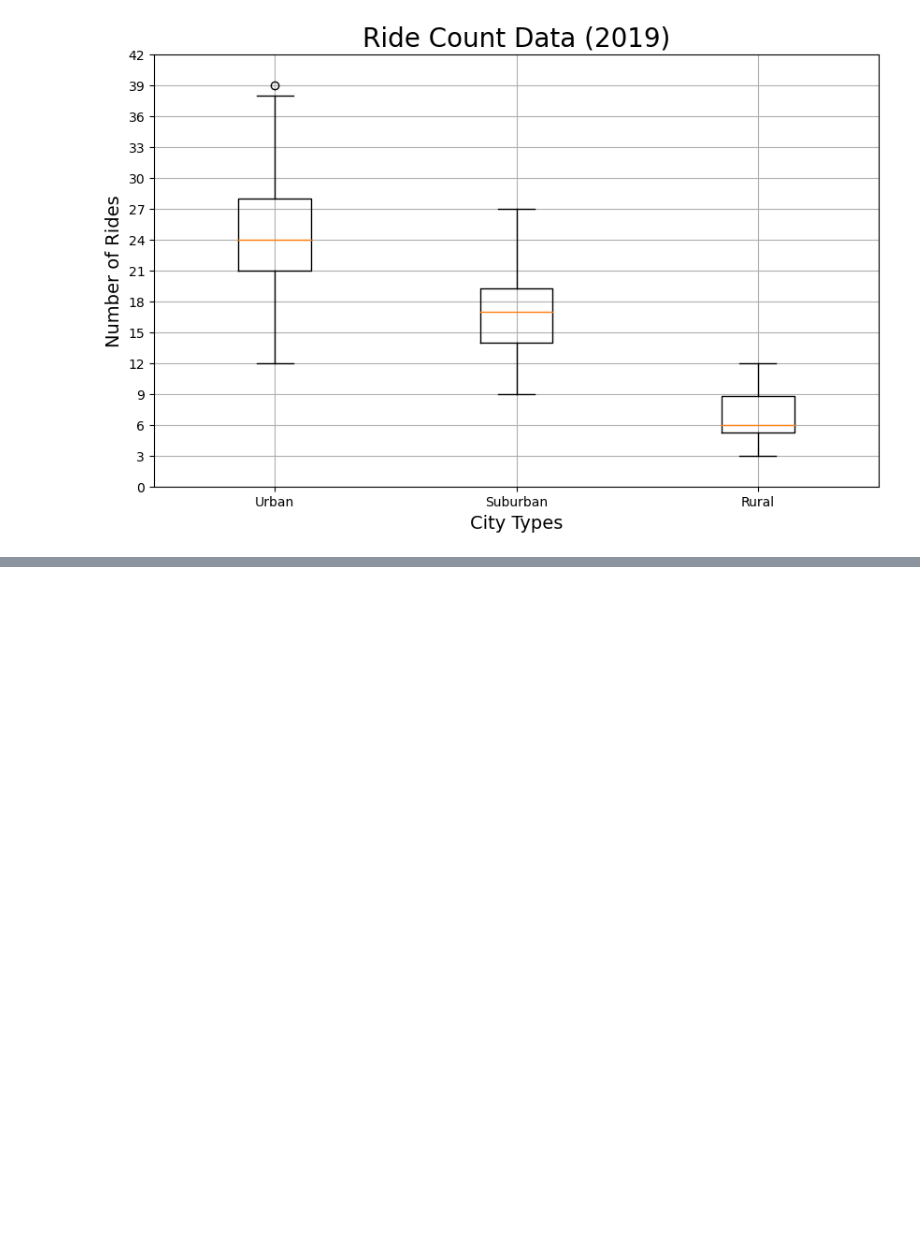
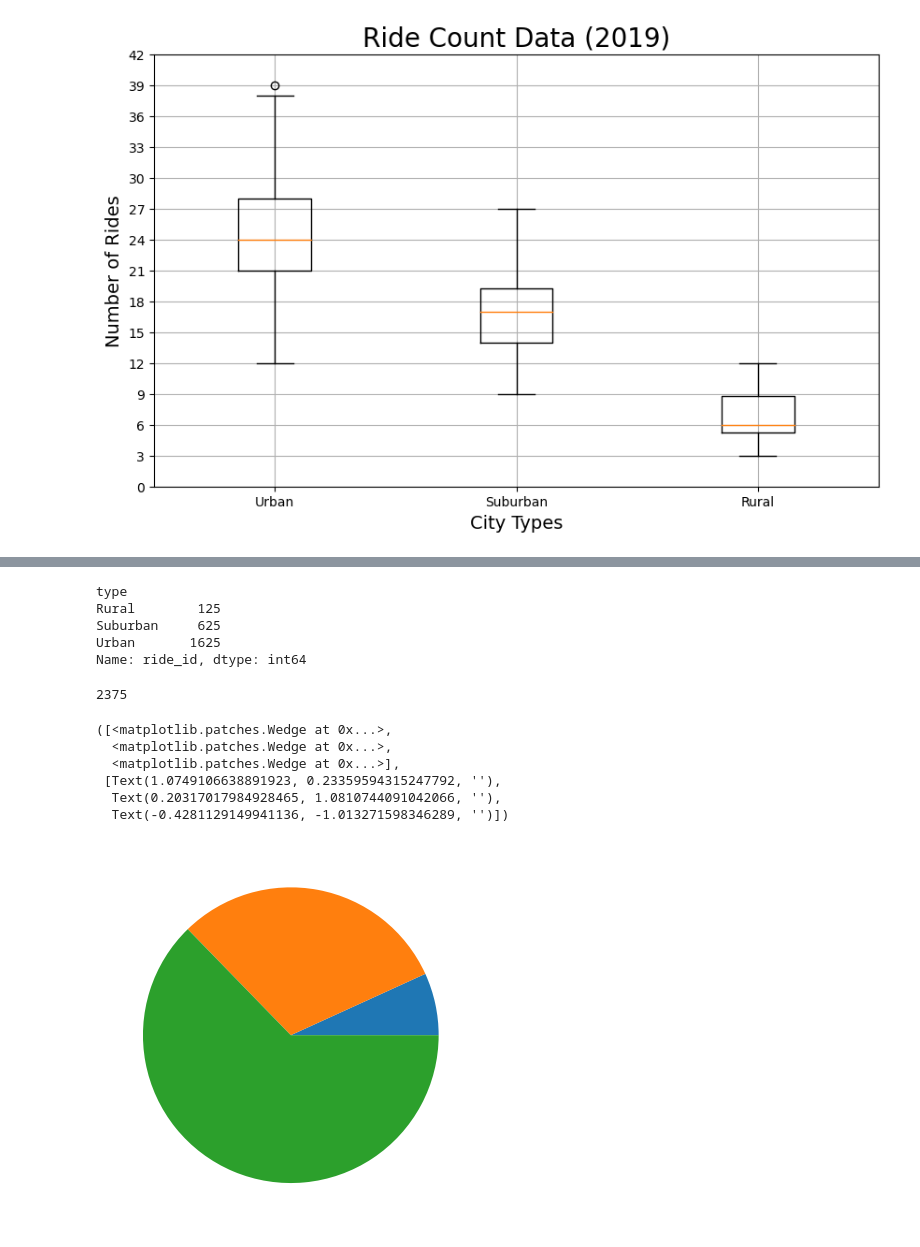
Before and after one commit to PipeSabate/PyBer_Analysis, a Jupyter notebook: PyBer_ride_data.ipynb, the cells around one changed output, grey strips where cells are left out. Saved outputs shown, nothing was run; the diff lists cells and outputs as text; code cells hidden in the pictures; blank space fills up the shorter version.

```diff
--- a/PyBer_ride_data.ipynb
+++ b/PyBer_ride_data.ipynb
@@ -392,0 +459,24 @@ Name: driver_count, dtype: float64
+# %%
+ride_count_type = pyber_data_df.groupby(["type"]).count()["ride_id"]
+ride_count_type
+# %% [output]
+type
+Rural        125
+Suburban     625
+Urban       1625
+Name: ride_id, dtype: int64
+# %%
+ride_total_count= pyber_data_df.count()["ride_id"]
+ride_total_count
+# %% [output]
+2375
+# %%
+plt.pie(type_percents,)
+# %% [output]
+([<matplotlib.patches.Wedge at 0x...>,
+  <matplotlib.patches.Wedge at 0x...>,
+  <matplotlib.patches.Wedge at 0x...>],
+ [Text(1.0749106638891923, 0.23359594315247792, ''),
+  Text(0.20317017984928465, 1.0810744091042066, ''),
+  Text(-0.4281129149941136, -1.013271598346289, '')])
+[figure, added]
```
Also changed, not shown: parts of 13 cells of this notebook.
